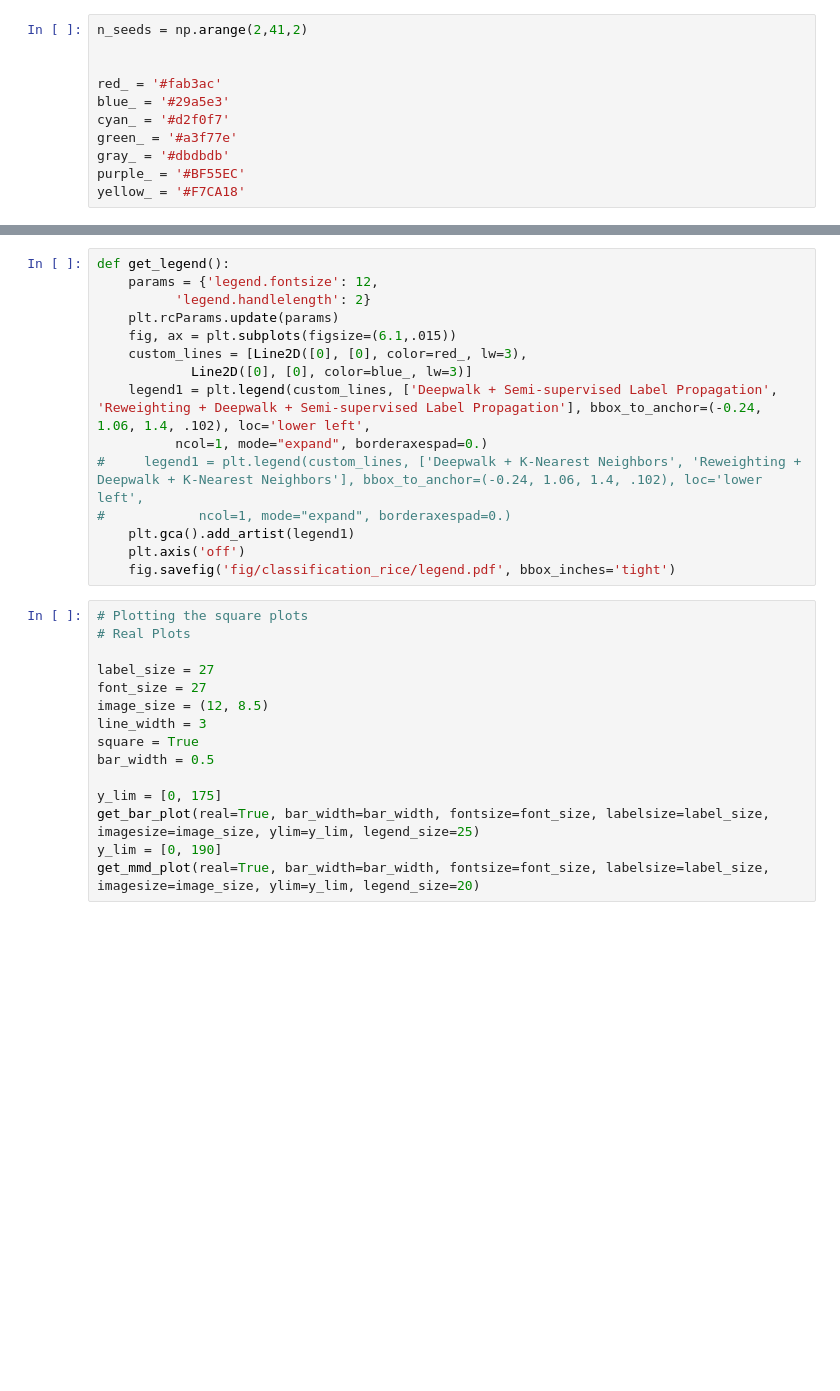
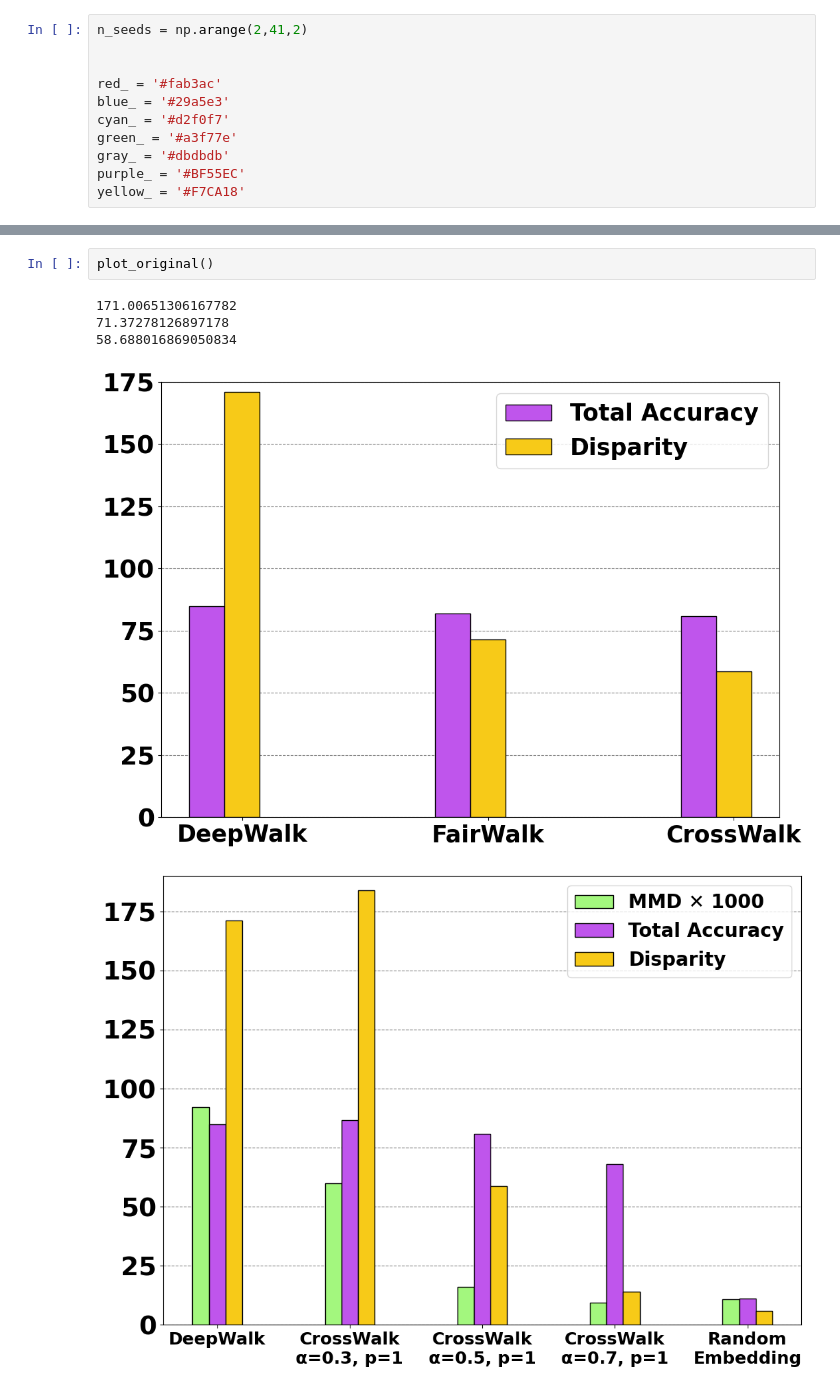
Before and after one commit to Dawlau/FACT-AI, a Jupyter notebook: Crosswalk/notebooks/classification_rice.ipynb, the cells around one changed output, grey strips where cells are left out. Cells and saved outputs as stored; diff of their text form; blank space fills up the shorter version.

```diff
--- a/Crosswalk/notebooks/classification_rice.ipynb
+++ b/Crosswalk/notebooks/classification_rice.ipynb
@@ -203,30 +260,8 @@ def get_mmd_plot(real, bar_width, fontsize, labelsize, imagesize, ylim, legend_s
-# %%
-def get_legend():
-    params = {'legend.fontsize': 12,
-          'legend.handlelength': 2}
-    plt.rcParams.update(params)
-    fig, ax = plt.subplots(figsize=(6.1,.015))
-    custom_lines = [Line2D([0], [0], color=red_, lw=3),
-            Line2D([0], [0], color=blue_, lw=3)]
-    legend1 = plt.legend(custom_lines, ['Deepwalk + Semi-supervised Label Propagation', 'Reweighting + Deepwalk + Semi-supervised Label Propagation'], bbox_to_anchor=(-0.24, 1.06, 1.4, .102), loc='lower left',
-          ncol=1, mode="expand", borderaxespad=0.)
-#     legend1 = plt.legend(custom_lines, ['Deepwalk + K-Nearest Neighbors', 'Reweighting + Deepwalk + K-Nearest Neighbors'], bbox_to_anchor=(-0.24, 1.06, 1.4, .102), loc='lower left',
-#            ncol=1, mode="expand", borderaxespad=0.)
-    plt.gca().add_artist(legend1)
-    plt.axis('off')
-    fig.savefig('fig/classification_rice/legend.pdf', bbox_inches='tight')
-# %%
-# Plotting the square plots
-# Real Plots
-
-label_size = 27
-font_size = 27
-image_size = (12, 8.5)
-line_width = 3
-square = True
-bar_width = 0.5
-
-y_lim = [0, 175]
-get_bar_plot(real=True, bar_width=bar_width, fontsize=font_size, labelsize=label_size, imagesize=image_size, ylim=y_lim, legend_size=25)
-y_lim = [0, 190]
-get_mmd_plot(real=True, bar_width=bar_width, fontsize=font_size, labelsize=label_size, imagesize=image_size, ylim=y_lim, legend_size=20)
+# %%
+plot_original()
+# %% [output]
+171.00651306167782
+71.37278126897178
+58.688016869050834
+[figure, added]
+[figure, added]
```
Also changed, not shown: parts of 4 cells of this notebook.
